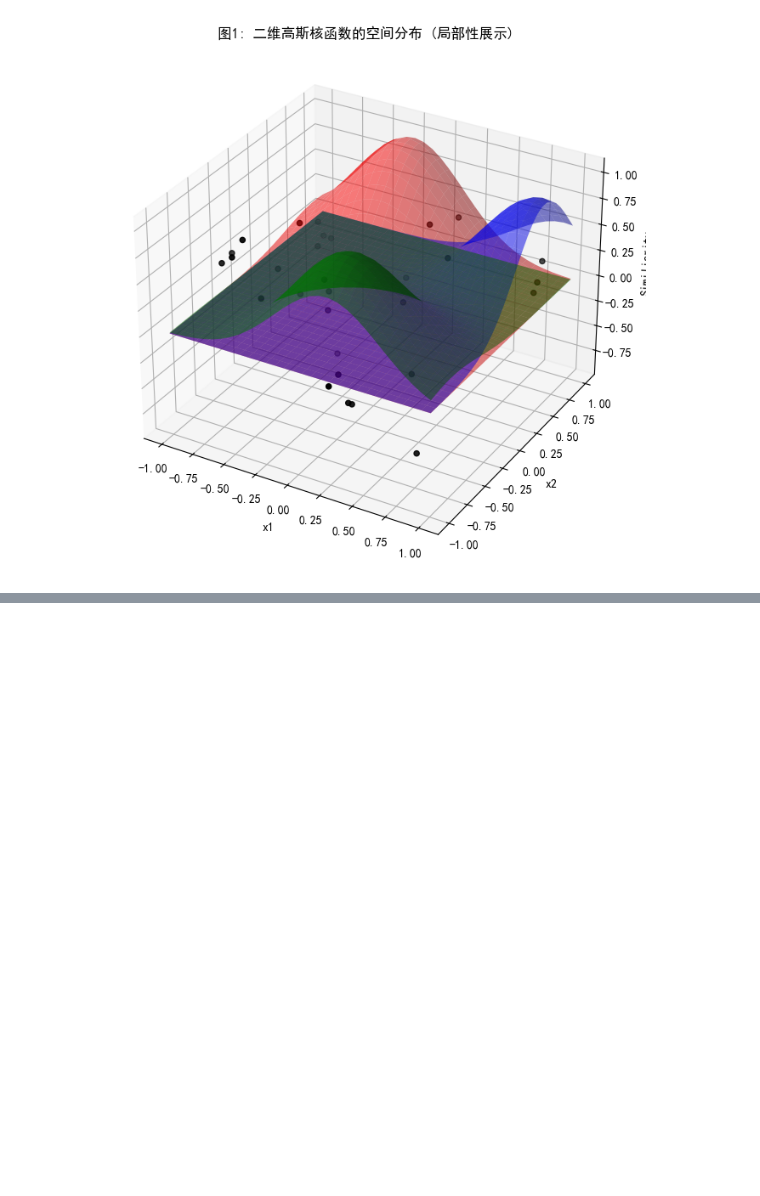
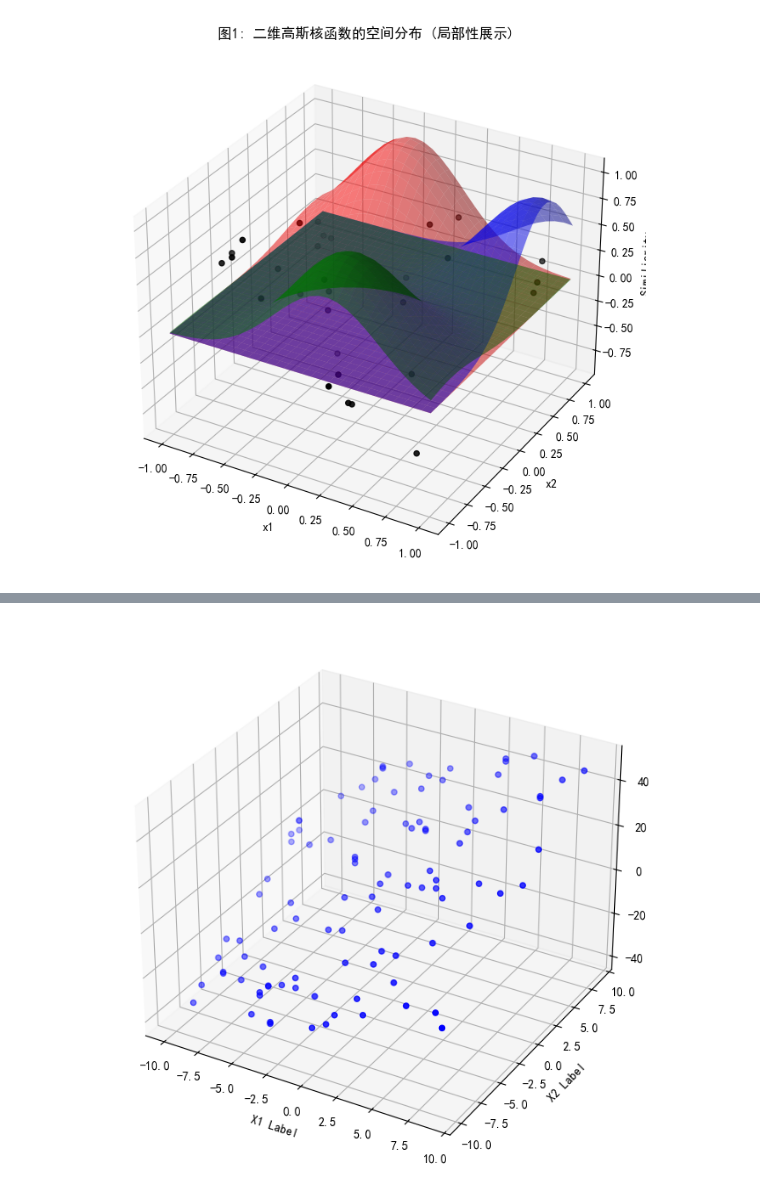
Before and after one commit to SongYangcheng/coding, a Jupyter notebook: machineLearning/RegressionAndClusteringAlgorithms.ipynb, the cells around one changed output, grey strips where cells are left out. Saved outputs shown, nothing was run; the diff lists cells and outputs as text; code cells hidden in the pictures; blank space fills up the shorter version.

```diff
--- a/machineLearning/RegressionAndClusteringAlgorithms.ipynb
+++ b/machineLearning/RegressionAndClusteringAlgorithms.ipynb
@@ -1320,0 +1683,27 @@ plt.show()
+# %%
+import numpy as np
+import matplotlib.pyplot as plt
+# 导入 3D 绘图工具
+from mpl_toolkits.mplot3d import Axes3D
+
+# 1. 准备数据
+# 生成 100 个 -10 到 10 之间的随机整数作为 x1 和 x2
+x1 = np.random.randint(-10, 10, 100)
+x2 = np.random.randint(-10, 10, 100)
+# 定义 y 的生成规则：y = 2*x1 + 3*x2 + 4 + 噪声
+y = 2 * x1 + 3 * x2 + 4 + np.random.rand(100) * 5
+
+# 2. 绘制 3D 散点图
+fig = plt.figure(figsize=(10, 8))
+ax = fig.add_subplot(111, projection='3d')
+
+# 绘制散点，颜色使用 'blue'
+ax.scatter(x1, x2, y, c='b', marker='o')
+
+ax.set_xlabel('X1 Label')
+ax.set_ylabel('X2 Label')
+ax.set_zlabel('Y Label')
+
+plt.show()
+# %% [output]
+[figure, added]
```
Also changed, not shown: parts of 20 cells of this notebook, 5 other files.
